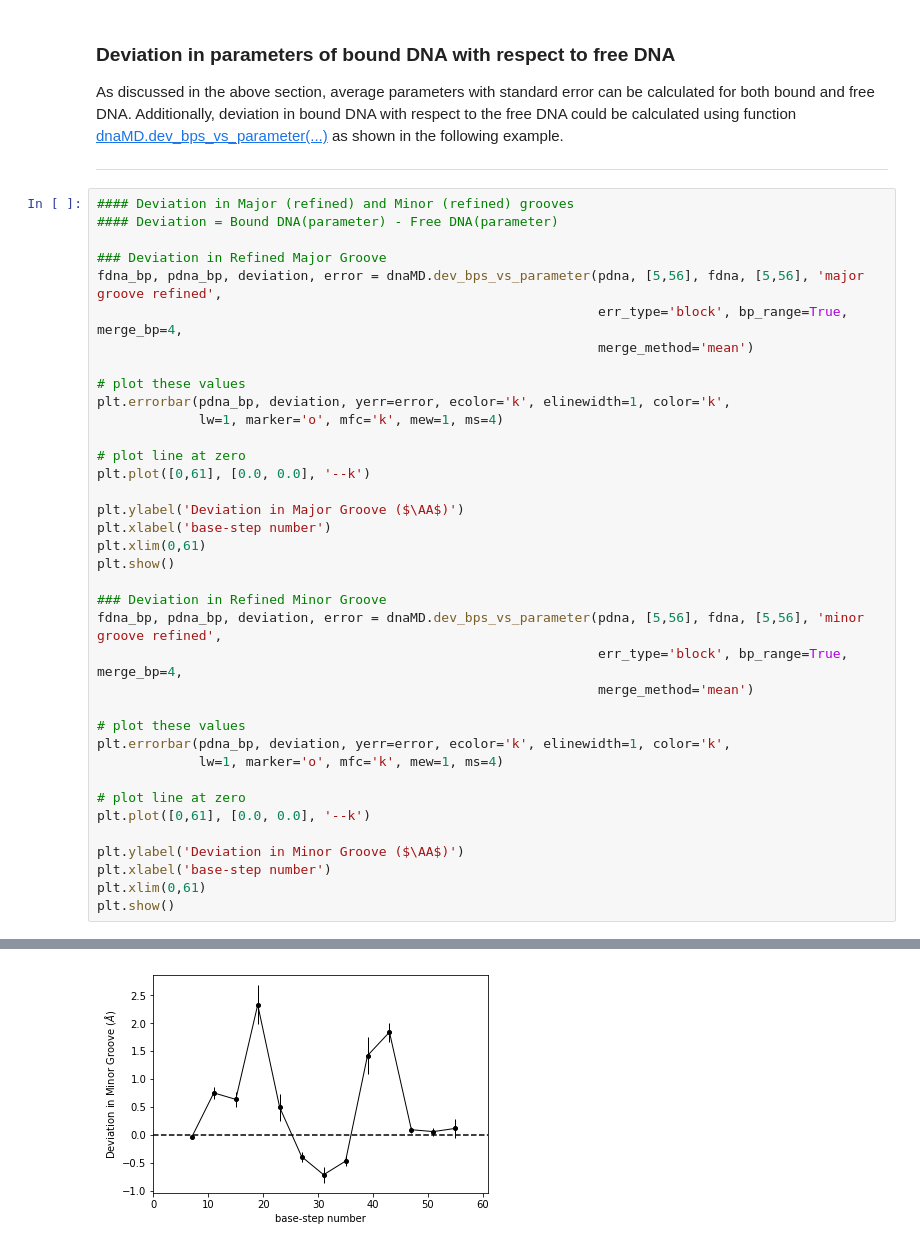
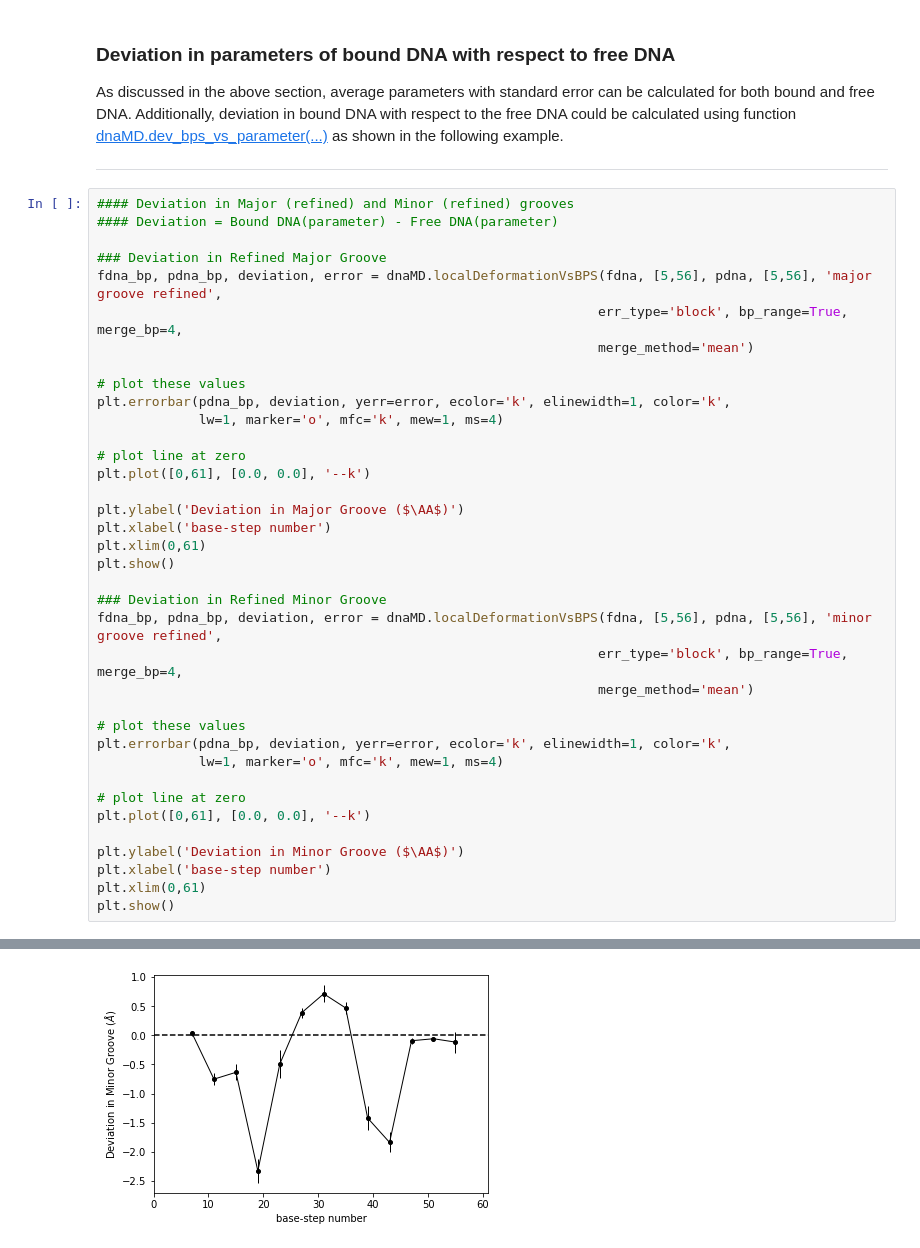
Before and after one commit to rjdkmr/do_x3dna, a Jupyter notebook: docs/notebooks/major_minor_groove_tutorial.ipynb, the cells around one changed output, grey strips where cells are left out. Saved outputs shown, nothing was run; the diff lists cells and outputs as text.

```diff
--- a/docs/notebooks/major_minor_groove_tutorial.ipynb
+++ b/docs/notebooks/major_minor_groove_tutorial.ipynb
@@ -320,7 +327,7 @@ As discussed in the above section, average parameters with standard error can be
 #### Deviation = Bound DNA(parameter) - Free DNA(parameter)
 
 ### Deviation in Refined Major Groove
-fdna_bp, pdna_bp, deviation, error = dnaMD.dev_bps_vs_parameter(pdna, [5,56], fdna, [5,56], 'major groove refined',
+fdna_bp, pdna_bp, deviation, error = dnaMD.localDeformationVsBPS(fdna, [5,56], pdna, [5,56], 'major groove refined',
                                                                 err_type='block', bp_range=True, merge_bp=4,
                                                                 merge_method='mean')
 
@@ -337,7 +344,7 @@ plt.xlim(0,61)
 plt.show()
 
 ### Deviation in Refined Minor Groove
-fdna_bp, pdna_bp, deviation, error = dnaMD.dev_bps_vs_parameter(pdna, [5,56], fdna, [5,56], 'minor groove refined',
+fdna_bp, pdna_bp, deviation, error = dnaMD.localDeformationVsBPS(fdna, [5,56], pdna, [5,56], 'minor groove refined',
                                                                 err_type='block', bp_range=True, merge_bp=4,
                                                                 merge_method='mean')
 
@@ -357 +364 @@ plt.show()
-[figure, old version]
+[figure, new version]
```
Also changed, not shown: parts of 5 cells of this notebook, 27 other files.
